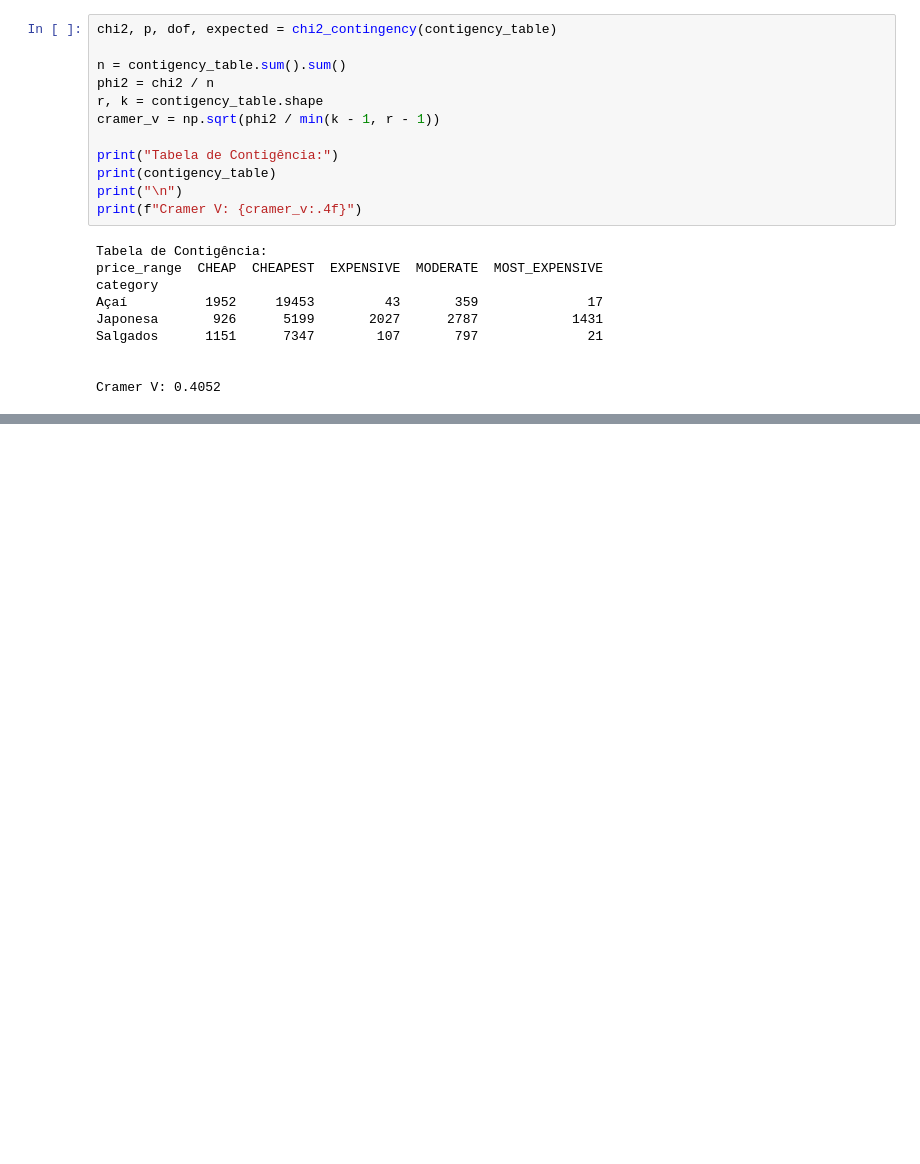
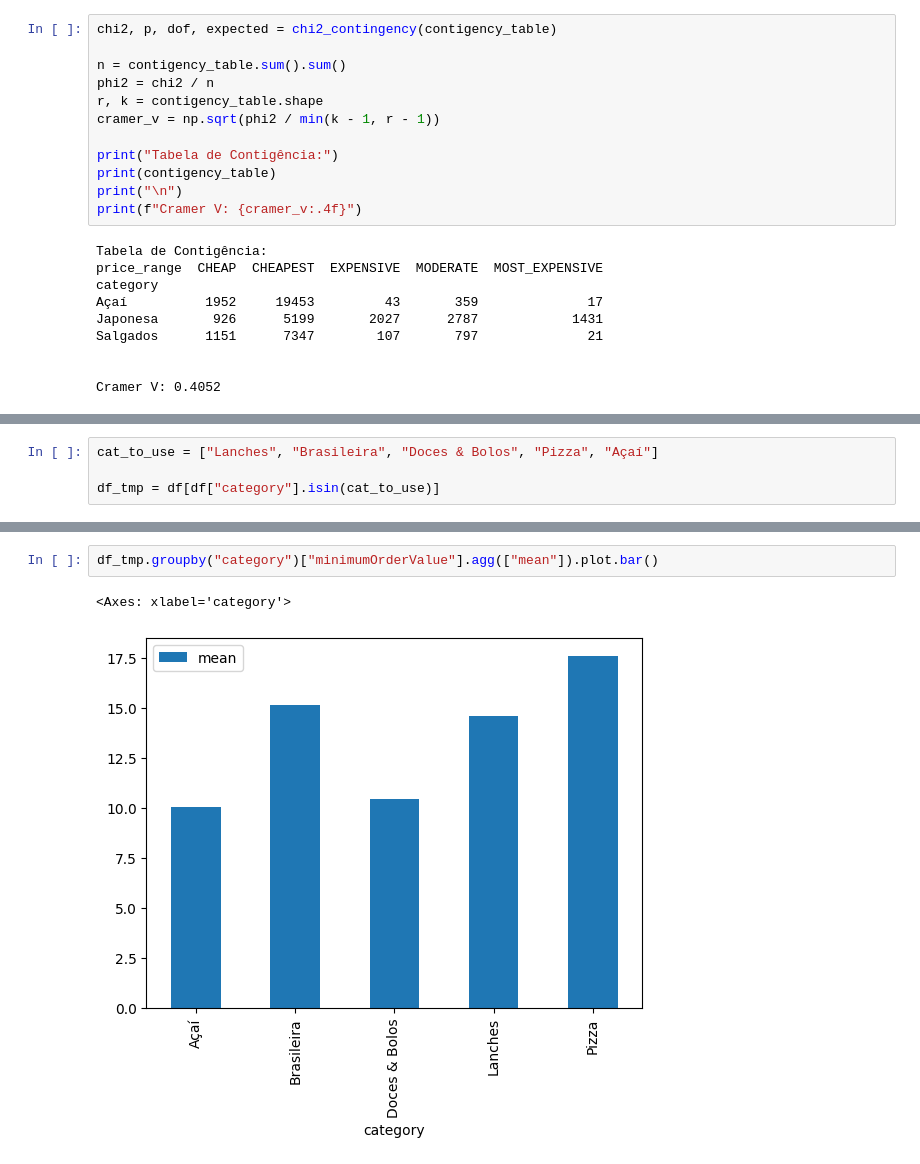
Before and after one commit to GabrielEnzoMurai/Python-repository, a Jupyter notebook: Study/estatística/stat7.ipynb, the cells around one changed output, grey strips where cells are left out. Cells and saved outputs as stored; diff of their text form; blank space fills up the shorter version.

```diff
--- a/Study/estatística/stat7.ipynb
+++ b/Study/estatística/stat7.ipynb
@@ -196,0 +199,4 @@ Cramer V: 0.4052
+# %%
+cat_to_use = ["Lanches", "Brasileira", "Doces & Bolos", "Pizza", "Açaí"]
+
+df_tmp = df[df["category"].isin(cat_to_use)]
@@ -196,0 +213,5 @@ Cramer V: 0.4052
+# %%
+df_tmp.groupby("category")["minimumOrderValue"].agg(["mean"]).plot.bar()
+# %% [output]
+<Axes: xlabel='category'>
+[figure, added]
```
Also changed, not shown: parts of 5 cells of this notebook.
